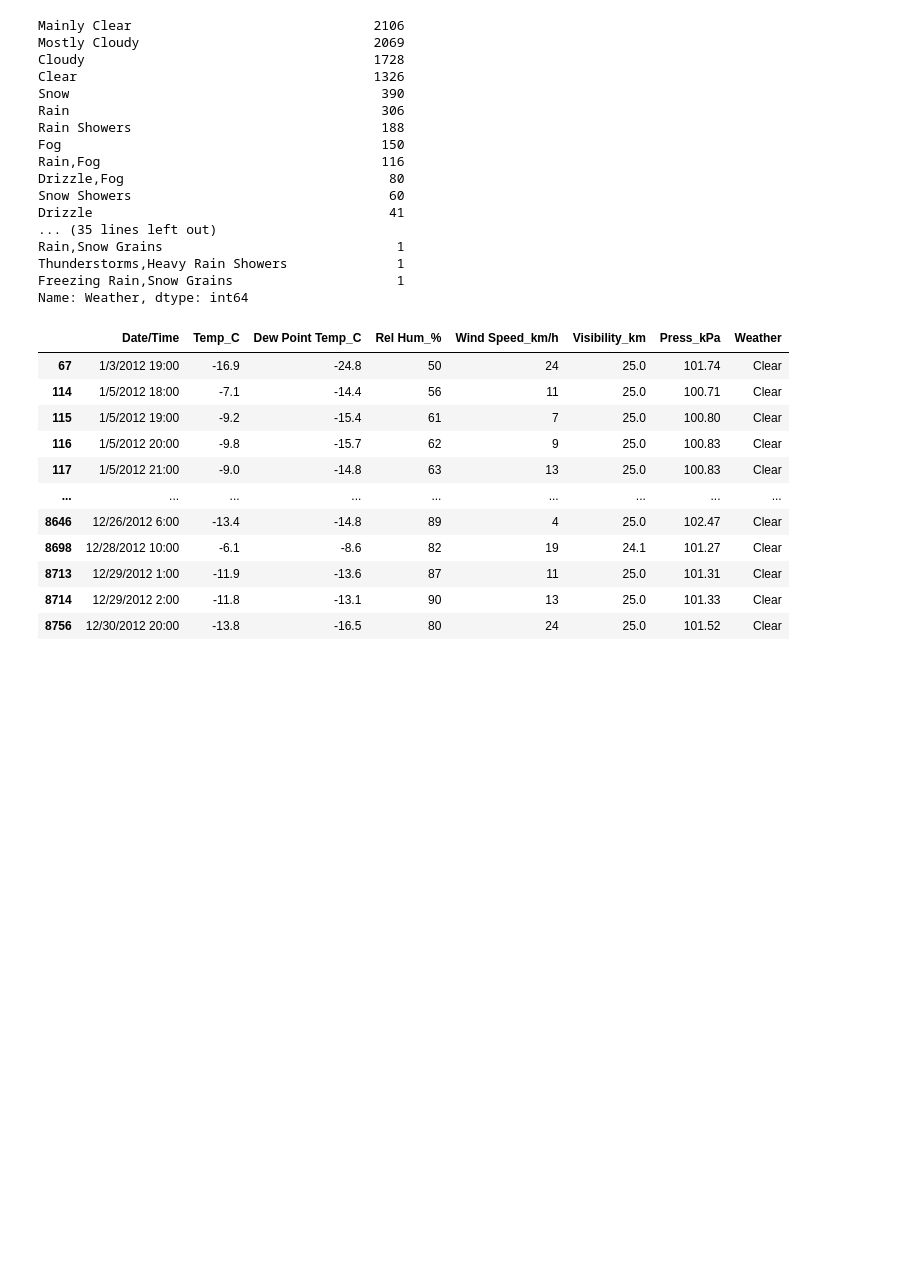
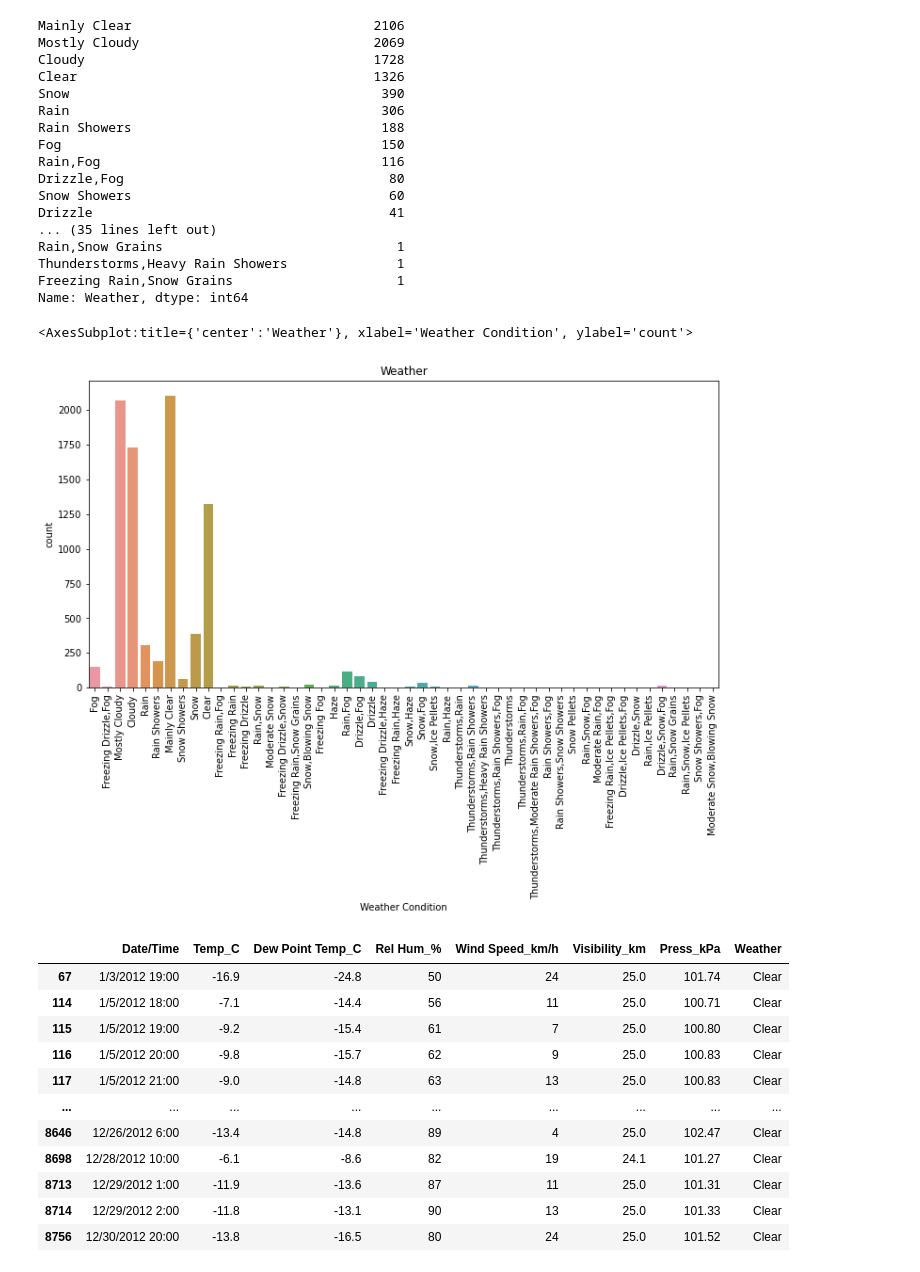
Before and after one commit to Agrika24/WeatherReport, a Jupyter notebook: WeatherData.ipynb, the cells around one changed output. Saved outputs shown, nothing was run; the diff lists cells and outputs as text; code cells hidden in the pictures; blank space fills up the shorter version.

```diff
--- a/WeatherData.ipynb
+++ b/WeatherData.ipynb
@@ -172,6 +175,14 @@ Rain,Snow Grains                              1
 Thunderstorms,Heavy Rain Showers              1
 Freezing Rain,Snow Grains                     1
 Name: Weather, dtype: int64
+# %%
+plt.figure(figsize=(12,6))
+plt.xticks(rotation=90)
+plt.title("Weather")
+sns.countplot(df['Weather Condition'])
+# %% [output]
+<AxesSubplot:title={'center':'Weather'}, xlabel='Weather Condition', ylabel='count'>
+[figure, added]
 # %%
     df[df.Weather=="Clear"]
 # %% [output]
```
Also changed, not shown: parts of 3 cells of this notebook.
